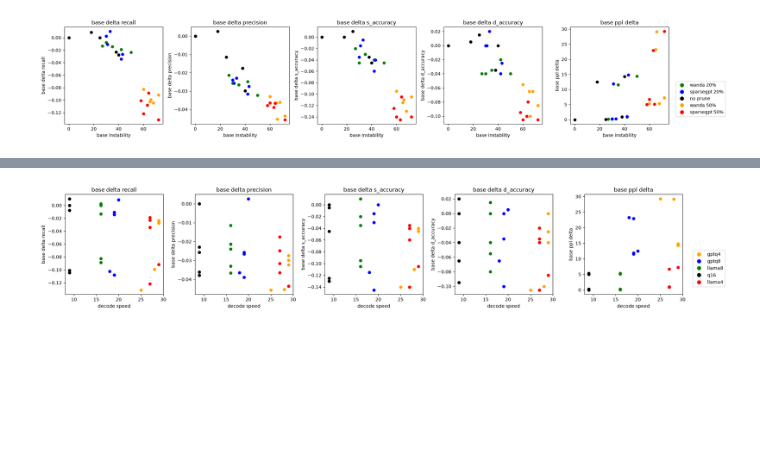
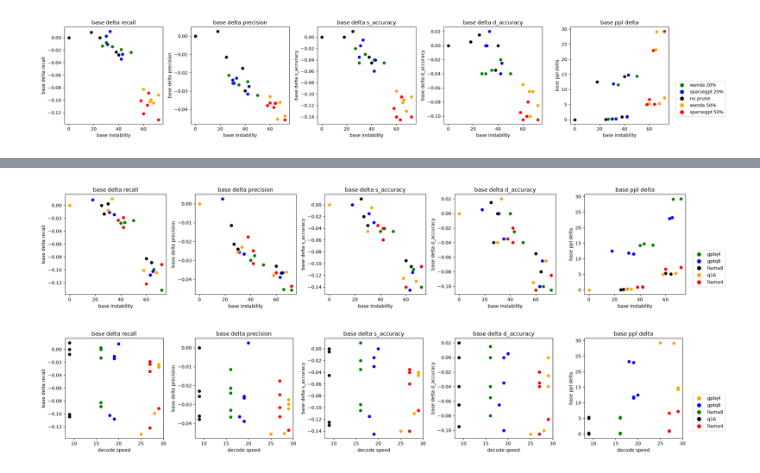
Before and after one commit to YouOnlyLive1ce/llm_on_edge, a Jupyter notebook: benchmark/visualize_results.ipynb, the cells around one changed output, grey strips where cells are left out. Saved outputs shown, nothing was run; the diff lists cells and outputs as text; code cells hidden in the pictures; blank space fills up the shorter version.

```diff
--- a/benchmark/visualize_results.ipynb
+++ b/benchmark/visualize_results.ipynb
@@ -105,3 +358,21 @@ benchllm.plot_tradeoffs(x,
+# %%
+x = transitions['s base instability']
+y1 = transitions['s base delta recall']
+y2 = transitions['s base delta precision']
+y3 = transitions['s base delta s_accuracy']
+y4 = transitions['s base delta d_accuracy']
+y5 = transitions['base ppl delta']
+
+# automatically splits into 5 groups depending on index of row
+benchllm.plot_tradeoffs(x,
+                y1, y2, y3, y4, y5,
+                group_labels=[x for i in range(5) for x in [i]*5],
+                names=["gptq4", "gptq8", "llama8", "q16", "llama4"],
+                colors=['green', 'blue', 'black', 'orange', 'red'],
+                titles=['base delta recall', 'base delta precision', 'base delta s_accuracy', 'base delta d_accuracy', 'base ppl delta'],
+                ncols=5, figsize=(20,4))
+# %% [output]
+[figure, added]
 # %%
 x = pd.Series([float(strr[:strr.find("+")]) for strr in result_df['decode']]).round()
 y1 = transitions['s base delta recall']
```
Also changed, not shown: parts of 9 cells of this notebook, 1 other file.
